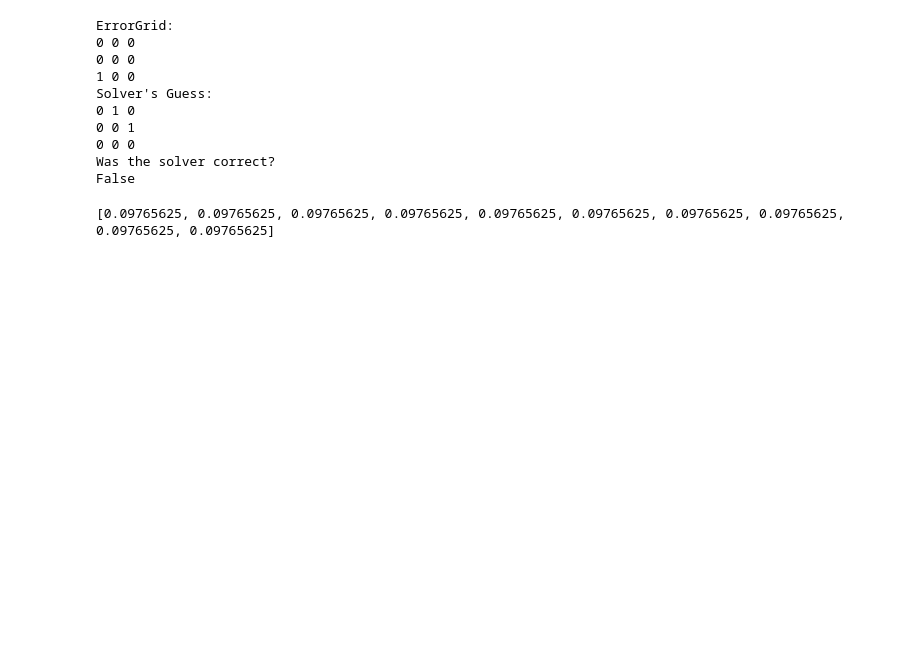
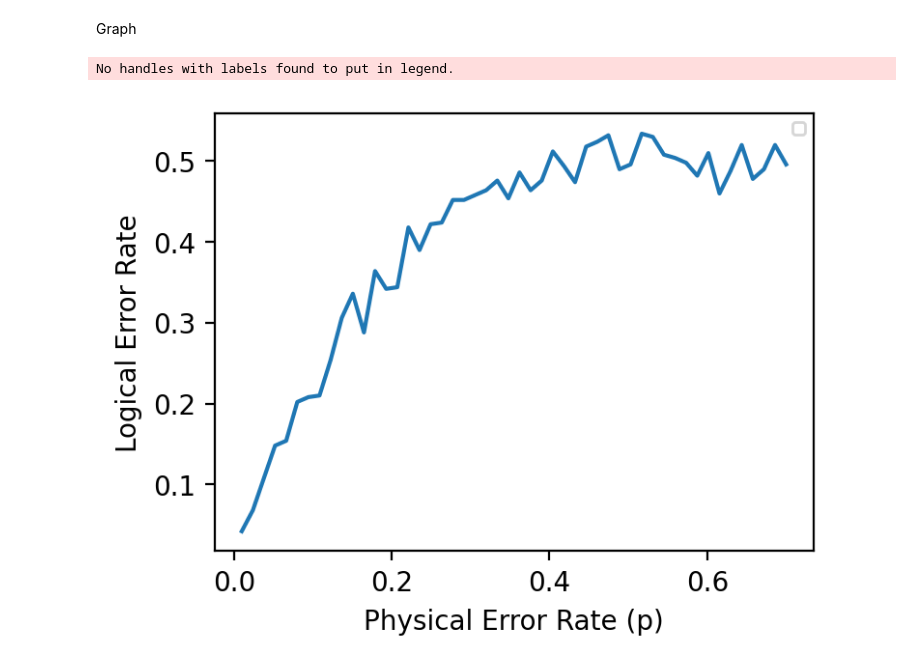
Before and after one commit to snow-apple/bacon_shor_code, a Jupyter notebook: mle-decoder-bs.ipynb, the cells around one changed output. Drawn from its saved outputs; the diff is of its cells as text; code cells hidden in the pictures; blank space fills up the shorter version.

Commit message:
graph for bacon shor code

```diff
--- a/mle-decoder-bs.ipynb
+++ b/mle-decoder-bs.ipynb
@@ -27,7 +24,7 @@ def suppress_stdout():
 d=3
 num_qubits =d**2
 num_stabilizers =(d - 1)**2
-
+p = 0.3
 
 ps = {i: p for i in range(num_qubits)}
 
@@ -92,20 +89,12 @@ with suppress_stdout():
     m.solve()
 
 print("Solver's Guess: ")
-Print_Solver(d, Es)
+predicted = solver_to_grid(d, Es)
+Print(predicted)
 print("Was the solver correct? ")
-print(solver_accuracy(d, grid,Es))
+print(solver_accuracy(d, grid, predicted))
-# %% [output]
-ErrorGrid:
-0 0 0
-0 0 0
-1 0 0
-Solver's Guess:
-0 1 0
-0 0 1
-0 0 0
-Was the solver correct?
-False
+# %% [markdown]
+Graph
 # %%
 #surpress the print statement from the solver
 
@@ -124,11 +113,11 @@ num_qubits =d**2
 num_stabilizers =(d - 1)**2
 
 
-physical_error_probs = np.linspace(0.01, 0.70, num=10)#physical error probs
+physical_error_probs = np.linspace(0.01, 0.70, num=50)#physical error probs
 logical_error_probs=[]
 for p in physical_error_probs:
     count = 0 #number of correct guesses from solver
-    for i in range(100):
+    for i in range(500):
 
         ps = {i: p for i in range(num_qubits)}
 
@@ -196,11 +185,9 @@ for p in physical_error_probs:
         # Print_Solver(d, Es)
         # print("Was the solver correct? ")
         # print(solver_accuracy(d, grid,Es))
-        if(solver_accuracy):
+        if(solver_accuracy(d, grid,solver_to_grid(d,Es))!= True):
             count+=1
-    logical_error_probs.append(count/1024)
+    logical_error_probs.append(count/500)
 # %%
 #make plot p vs percent decoder was right - run each p like 1000 times
 print(logical_error_probs)
-# %% [output]
-[0.09765625, 0.09765625, 0.09765625, 0.09765625, 0.09765625, 0.09765625, 0.09765625, 0.09765625, 0.09765625, 0.09765625]
@@ -208,0 +198,5 @@ print(logical_error_probs)
+# %%
+plot(physical_error_probs, logical_error_probs)
+# %% [output]
+No handles with labels found to put in legend.
+[figure, added]
```
Also changed, not shown: parts of 3 cells of this notebook, 1 other file.
